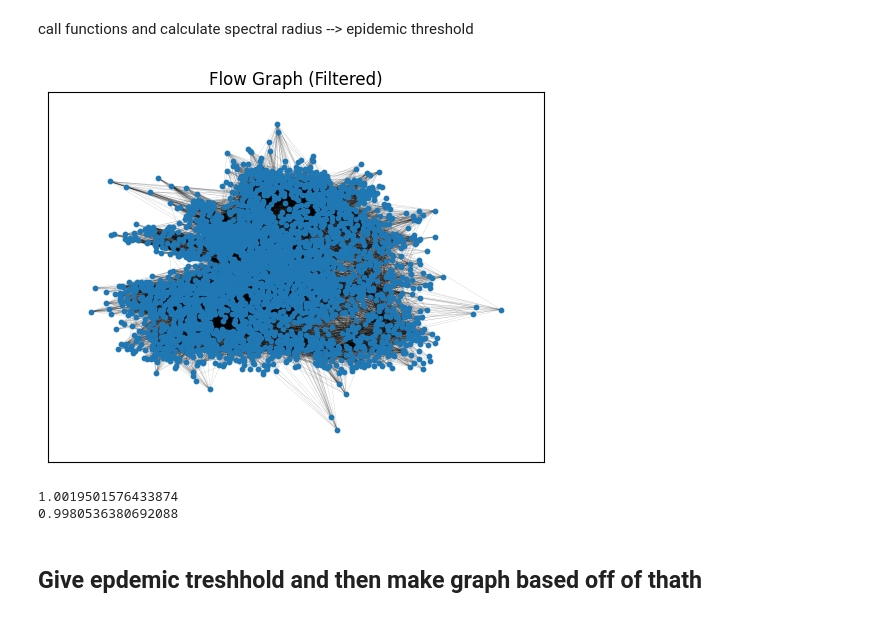
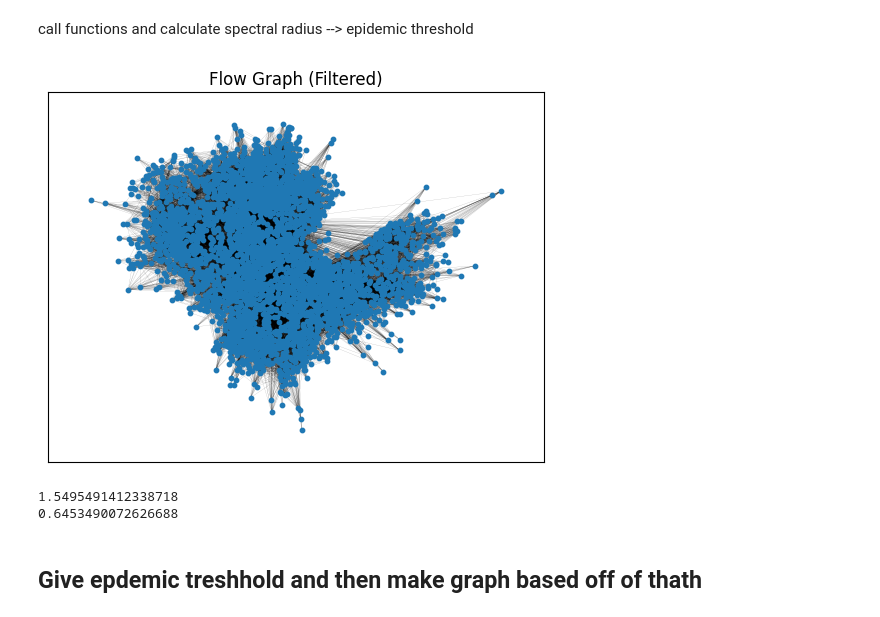
Before and after one commit to epnck/thesis, a Jupyter notebook: data/datagen.ipynb, the cells around one changed output. Cells and saved outputs as stored; diff of their text form; code cells hidden in the pictures.

```diff
--- a/data/datagen.ipynb
+++ b/data/datagen.ipynb
@@ -125,37 +125,38 @@ def generate_data(total_population,total_area,number_nodes, recovery_rate, mobil
     log_population = np.log1p(population)
     area_distr = (log_population/np.sum(log_population)) * total_area
 
 
     matrix_m = calculte_m(area_distr, eff_population, graph, 1)
     matrix_m = matrix_m * population[np.newaxis, :]
 
     eigenvalues, _ = eig(matrix_m)
     spectral_radius = np.max(np.abs(eigenvalues))
 
     # matrix_m_2 = calculte_m(area_distr, eff_population, graph, 0)
     #
     # eigenvalues_2, _ = eigs(matrix_m_2, k=1, which='LM')
     # spectral_radius_2 = np.abs(eigenvalues_2[0])
 
     print(spectral_radius)
     # print(spectral_radius_2)
 
 
 
     print(recovery_rate / spectral_radius)
     # print(recovery_rate / spectral_radius_2)
 
     # print(spectral_radius / spectral_radius_2)
 
     # print(eff_population)
     # print(area_distr)
     # print()
 
-generate_data(312969665, 1232792327, 3220, 1, 1)
+#generate_data(312969665, 1232792327, 3220, 1, 1)
+generate_data(312969665, 3574052, 3220, 1, 1)
 # %% [output]
-[figure, old version]
+[figure, new version]
-1.0019501576433874
-0.9980536380692088
+1.5495491412338718
+0.6453490072626688
 # %% [markdown]
 ## **Give epdemic treshhold and then make graph based off of thath**
 # %%
```
Also changed, not shown: parts of 1 cell of this notebook, 3 other files.
